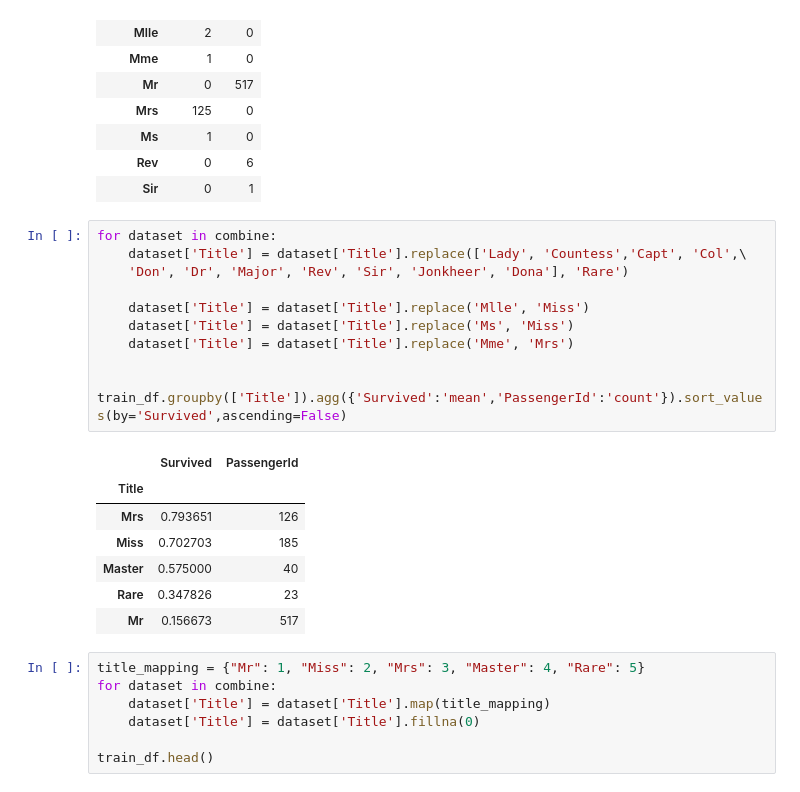
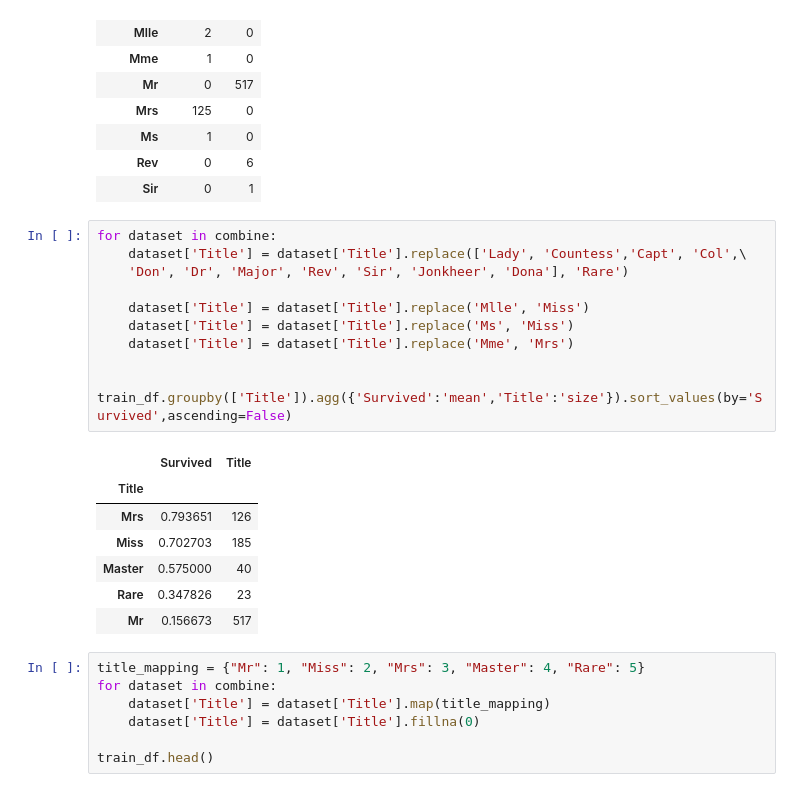
Before and after one commit to Cham75/Titanic-ML, a Jupyter notebook: Notebook.ipynb, the cells around one changed output. Cells and saved outputs as stored; diff of their text form.

```diff
--- a/Notebook.ipynb
+++ b/Notebook.ipynb
@@ -230,16 +230,16 @@ pd.crosstab(train_df['Title'], train_df['Sex'])
 # %%
 for dataset in combine:
     dataset['Title'] = dataset['Title'].replace(['Lady', 'Countess','Capt', 'Col',\
  	'Don', 'Dr', 'Major', 'Rev', 'Sir', 'Jonkheer', 'Dona'], 'Rare')
 
     dataset['Title'] = dataset['Title'].replace('Mlle', 'Miss')
     dataset['Title'] = dataset['Title'].replace('Ms', 'Miss')
     dataset['Title'] = dataset['Title'].replace('Mme', 'Mrs')
 
 
-train_df.groupby(['Title']).agg({'Survived':'mean','PassengerId':'count'}).sort_values(by='Survived',ascending=False)
+train_df.groupby(['Title']).agg({'Survived':'mean','Title':'size'}).sort_values(by='Survived',ascending=False)
 # %% [output]
-|  | Survived | PassengerId |
+|  | Survived | Title |
 | Title |  |  |
 | Mrs | 0.793651 | 126 |
 | Miss | 0.702703 | 185 |
```
Also changed, not shown: parts of 3 cells of this notebook.
